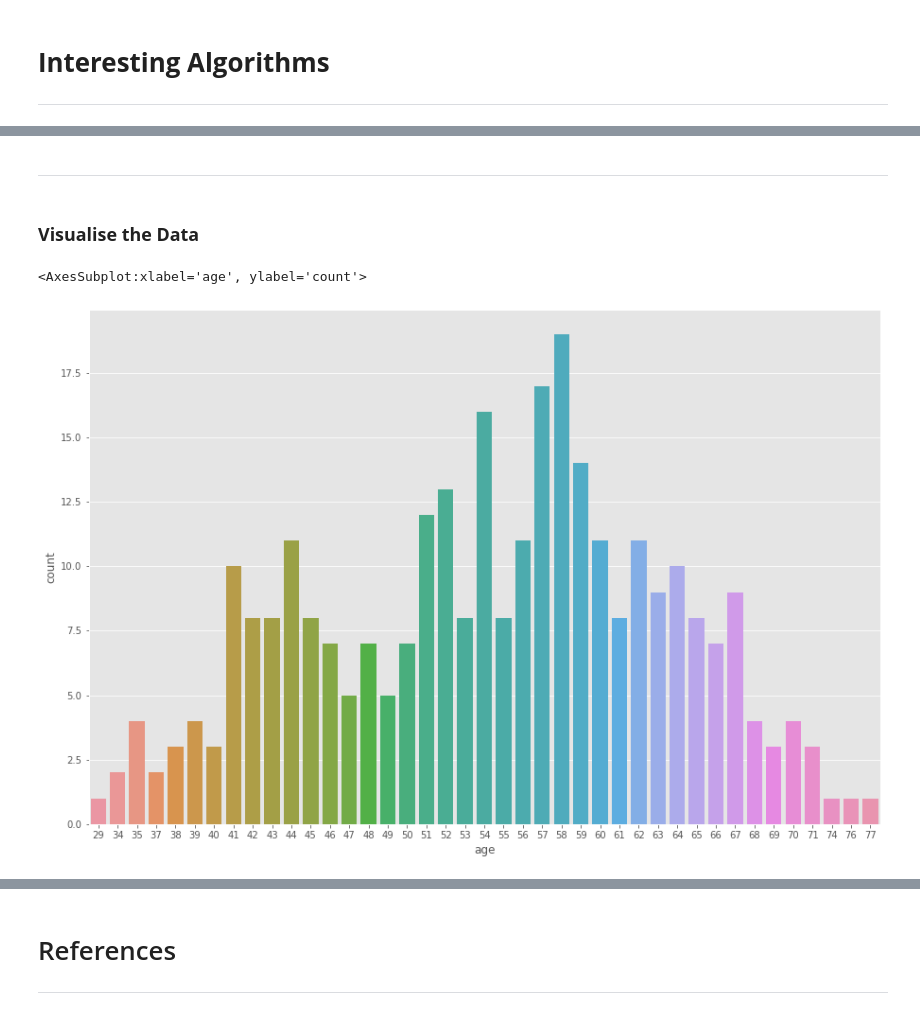
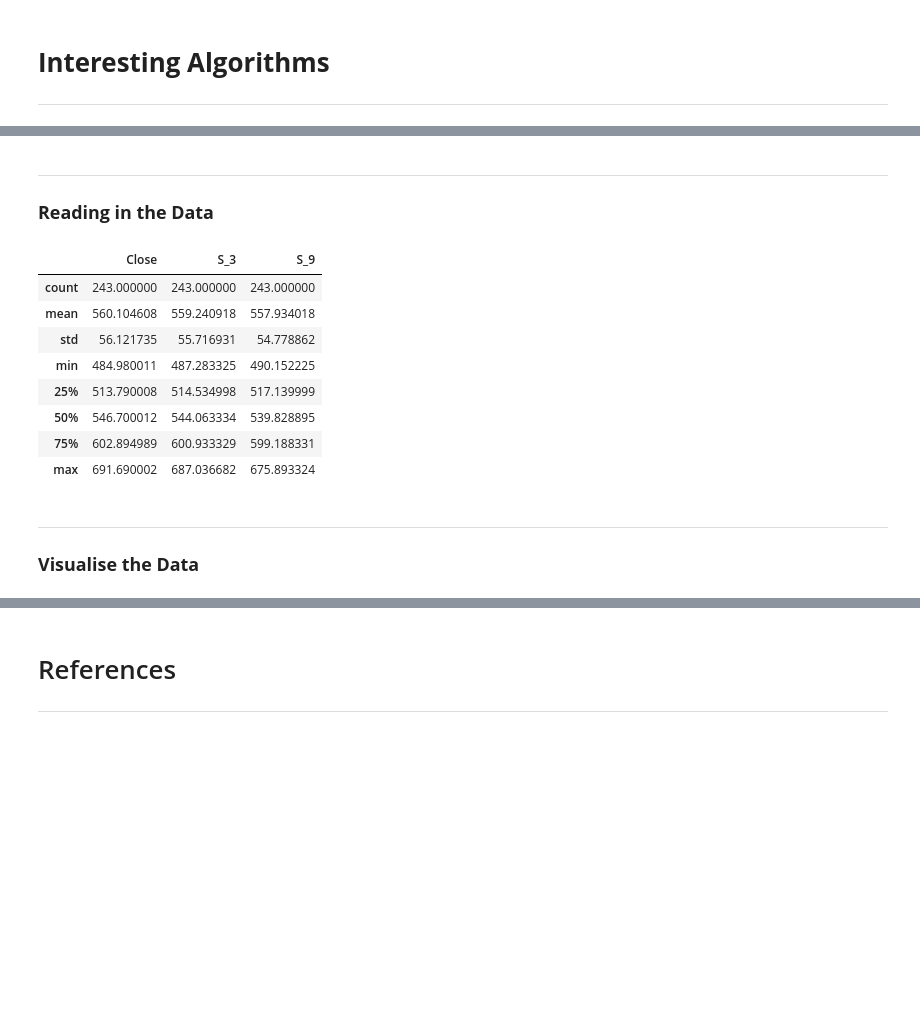
Before and after one commit to OwenKe11y/Emerging-Technologies-2021, a Jupyter notebook: project_notebooks/scikit-learn.ipynb, the cells around one changed output, grey strips where cells are left out. Saved outputs shown, nothing was run; the diff lists cells and outputs as text; code cells hidden in the pictures; blank space fills up the shorter version.

```diff
--- a/project_notebooks/scikit-learn.ipynb
+++ b/project_notebooks/scikit-learn.ipynb
@@ -108,2 +41,0 @@ heart.describe()
-# %% [markdown]
-***
@@ -109,0 +63,4 @@ heart.describe()
+# %% [markdown]
+***
+
+### **Reading in the Data**
@@ -110,8 +70,16 @@ heart.describe()
+# %%
+# Better look at the data
+Df.describe()
+# %% [output]
+|  | Close | S_3 | S_9 |
+| count | 243.000000 | 243.000000 | 243.000000 |
+| mean | 560.104608 | 559.240918 | 557.934018 |
+| std | 56.121735 | 55.716931 | 54.778862 |
+| min | 484.980011 | 487.283325 | 490.152225 |
+| 25% | 513.790008 | 514.534998 | 517.139999 |
+| 50% | 546.700012 | 544.063334 | 539.828895 |
+| 75% | 602.894989 | 600.933329 | 599.188331 |
+| max | 691.690002 | 687.036682 | 675.893324 |
 # %% [markdown]
+***
 ### <b>Visualise the Data</b>
-# %%
-# Showcasing most comman ages heart disease occurs
-sns.countplot(data = heart, x = heart['age'])
-# %% [output]
-<AxesSubplot:xlabel='age', ylabel='count'>
-[figure, removed]
```
Also changed, not shown: parts of 29 cells of this notebook, 4 other files.
